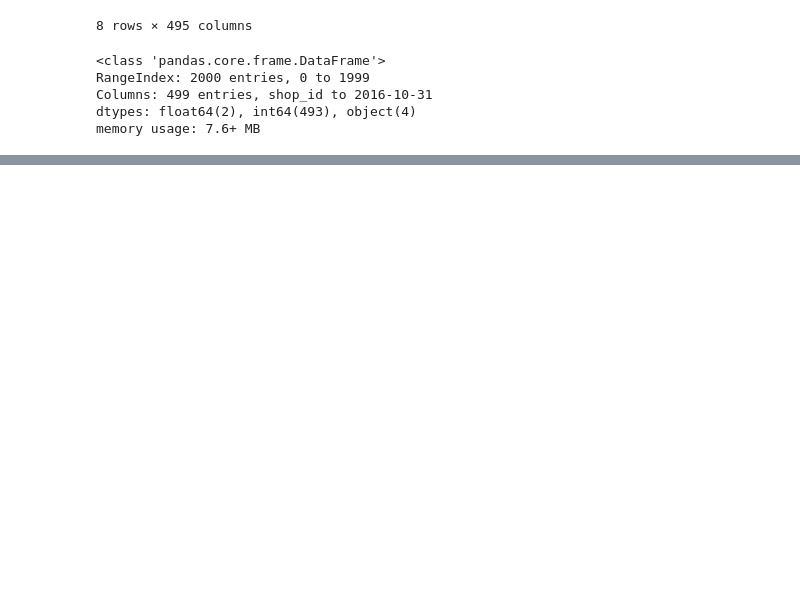
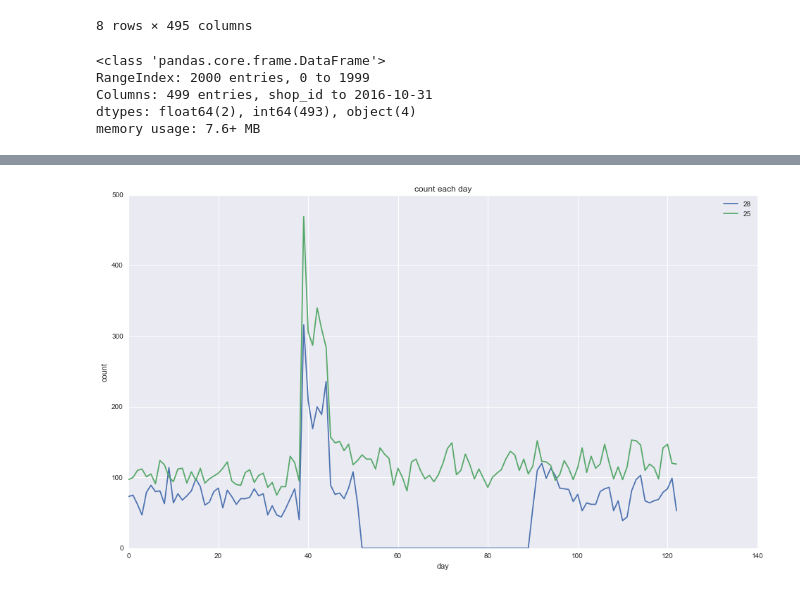
Before and after one commit to wakemeup-xyz/TianChi_IJCAI-17_sales_prediction_code, a Jupyter notebook: Explore Data & Analysis.ipynb, the cells around one changed output, grey strips where cells are left out. Saved outputs shown, nothing was run; the diff lists cells and outputs as text; code cells hidden in the pictures; blank space fills up the shorter version.

```diff
--- a/Explore Data & Analysis.ipynb
+++ b/Explore Data & Analysis.ipynb
@@ -56,0 +75,13 @@ def dateRange(start, end):
+# %%
+def draw_ids(ids,start_date='2015-07-01',end_date='2016-10-31'):
+    plt.figure(figsize=(16,9))
+
+    for id in ids:
+        plt.plot(shop_info.loc[id,start_date:end_date].tolist(),label = str(id))
+    plt.xlabel('day')
+    plt.ylabel('count')
+    plt.title('count each day')
+    plt.legend()
+draw_ids([28,25])
+# %% [output]
+[figure, added]
```
Also changed, not shown: parts of 16 cells of this notebook.
